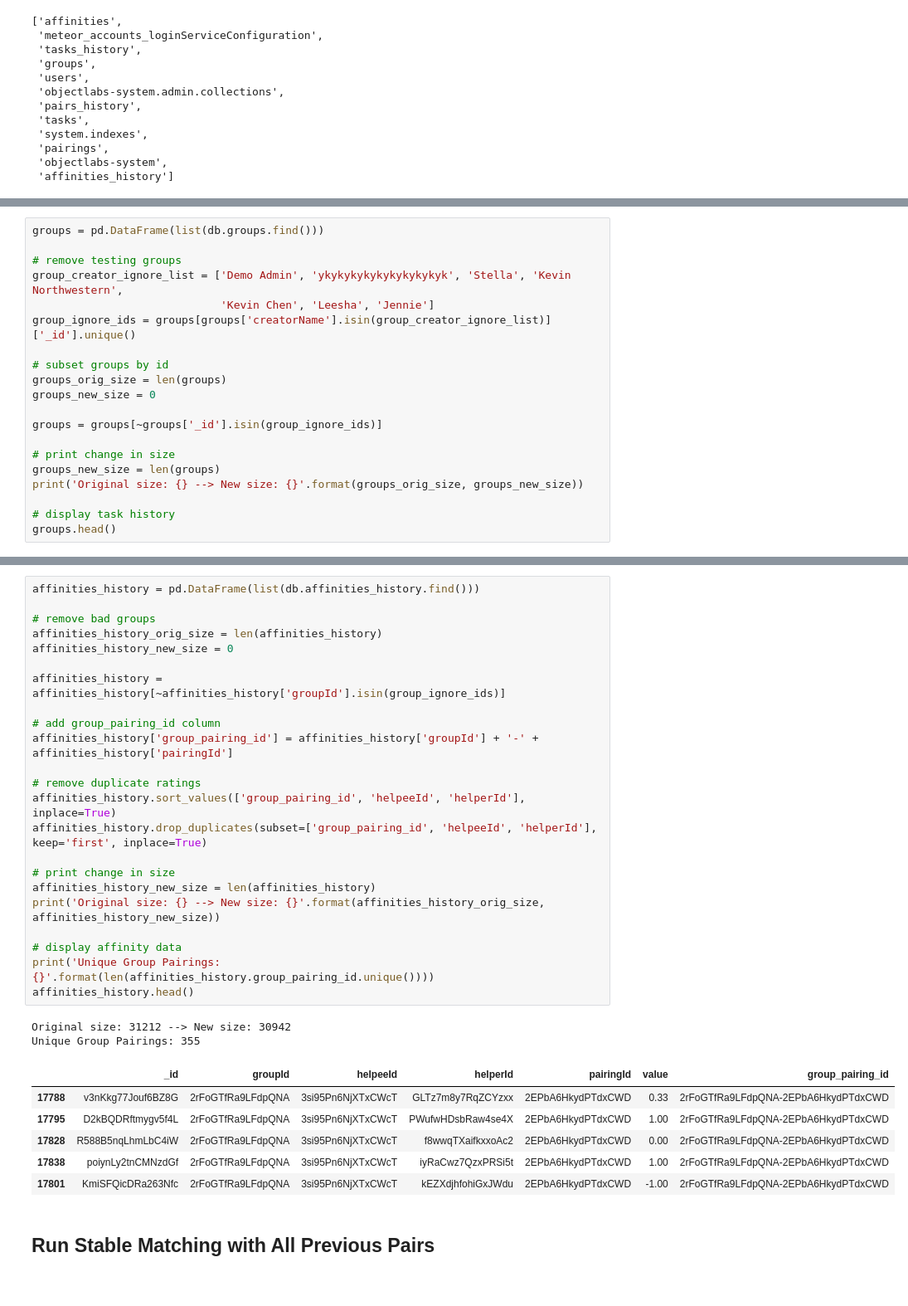
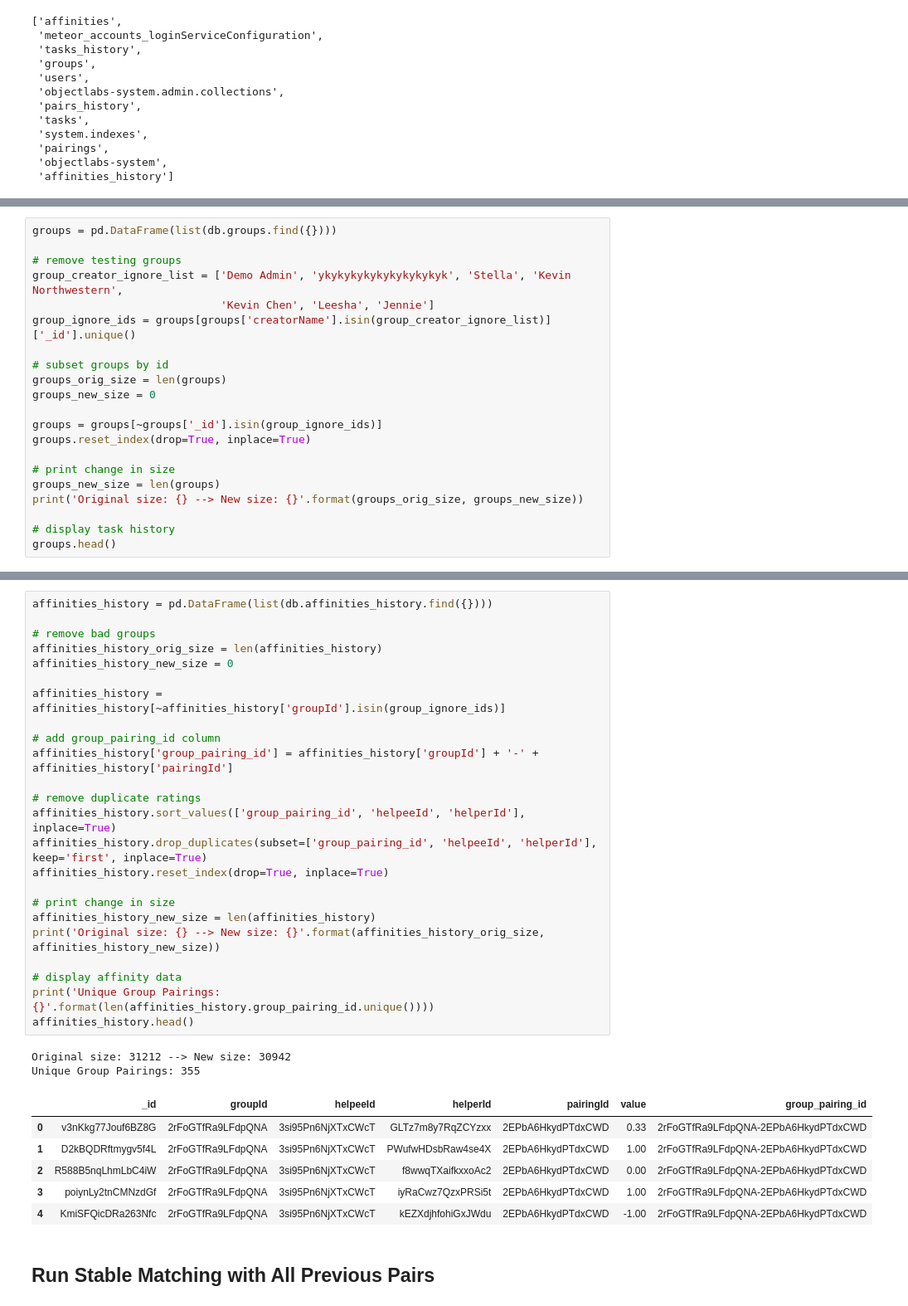
Before and after one commit to melissachen2000/pair-research-matching-alg, a Jupyter notebook: stable-matching/StableRoommatesMatching.ipynb, the cells around one changed output, grey strips where cells are left out. Shown at 83% size. Cells and saved outputs as stored; diff of their text form.

```diff
--- a/stable-matching/StableRoommatesMatching.ipynb
+++ b/stable-matching/StableRoommatesMatching.ipynb
@@ -320,7 +322,7 @@ Number of Users: 876
 | 3 | 8mRni9ixefux6bSz9 | 2016-12-09 01:55:36.706 | [{'address': 'hscho122@kaist.ac.k... | [] | {'fullName': 'hscho122@kaist.ac.kr'} | {'password': {}} |
 | 4 | JXCrPvRJwM5pK4Wk7 | 2017-01-05 07:05:46.455 | [{'address': 'artydeveloperduck@g... | [] | {'fullName': 'Deokseong', 'avatar... | {'password': {'bcrypt': '$2a$10$O... |
 # %%
-groups = pd.DataFrame(list(db.groups.find()))
+groups = pd.DataFrame(list(db.groups.find({})))
 
 # remove testing groups
 group_creator_ignore_list = ['Demo Admin', 'ykykykykykykykykykyk', 'Stella', 'Kevin Northwestern',
@@ -332,6 +334,7 @@ groups_orig_size = len(groups)
 groups_new_size = 0
 
 groups = groups[~groups['_id'].isin(group_ignore_ids)]
+groups.reset_index(drop=True, inplace=True)
 
 # print change in size
 groups_new_size = len(groups)
@@ -467,35 +481,36 @@ Original size: 1915 --> New size: 1907
 # %%
-affinities_history = pd.DataFrame(list(db.affinities_history.find()))
+affinities_history = pd.DataFrame(list(db.affinities_history.find({})))
 
 # remove bad groups
 affinities_history_orig_size = len(affinities_history)
 affinities_history_new_size = 0
 
 affinities_history = affinities_history[~affinities_history['groupId'].isin(group_ignore_ids)]
 
 # add group_pairing_id column
 affinities_history['group_pairing_id'] = affinities_history['groupId'] + '-' + affinities_history['pairingId']
 
 # remove duplicate ratings
 affinities_history.sort_values(['group_pairing_id', 'helpeeId', 'helperId'], inplace=True)
 affinities_history.drop_duplicates(subset=['group_pairing_id', 'helpeeId', 'helperId'], keep='first', inplace=True)
+affinities_history.reset_index(drop=True, inplace=True)
 
 # print change in size
 affinities_history_new_size = len(affinities_history)
 print('Original size: {} --> New size: {}'.format(affinities_history_orig_size, affinities_history_new_size))
 
 # display affinity data
 print('Unique Group Pairings: {}'.format(len(affinities_history.group_pairing_id.unique())))
 affinities_history.head()
 # %% [output]
 Original size: 31212 --> New size: 30942
 Unique Group Pairings: 355
 |  | _id | groupId | helpeeId | helperId | pairingId | value | group_pairing_id |
-| 17788 | v3nKkg77Jouf6BZ8G | 2rFoGTfRa9LFdpQNA | 3si95Pn6NjXTxCWcT | GLTz7m8y7RqZCYzxx | 2EPbA6HkydPTdxCWD | 0.33 | 2rFoGTfRa9LFdpQNA-2EPbA6HkydPTdxCWD |
-| 17795 | D2kBQDRftmygv5f4L | 2rFoGTfRa9LFdpQNA | 3si95Pn6NjXTxCWcT | PWufwHDsbRaw4se4X | 2EPbA6HkydPTdxCWD | 1.00 | 2rFoGTfRa9LFdpQNA-2EPbA6HkydPTdxCWD |
-| 17828 | R588B5nqLhmLbC4iW | 2rFoGTfRa9LFdpQNA | 3si95Pn6NjXTxCWcT | f8wwqTXaifkxxoAc2 | 2EPbA6HkydPTdxCWD | 0.00 | 2rFoGTfRa9LFdpQNA-2EPbA6HkydPTdxCWD |
-| 17838 | poiynLy2tnCMNzdGf | 2rFoGTfRa9LFdpQNA | 3si95Pn6NjXTxCWcT | iyRaCwz7QzxPRSi5t | 2EPbA6HkydPTdxCWD | 1.00 | 2rFoGTfRa9LFdpQNA-2EPbA6HkydPTdxCWD |
-| 17801 | KmiSFQicDRa263Nfc | 2rFoGTfRa9LFdpQNA | 3si95Pn6NjXTxCWcT | kEZXdjhfohiGxJWdu | 2EPbA6HkydPTdxCWD | -1.00 | 2rFoGTfRa9LFdpQNA-2EPbA6HkydPTdxCWD |
+| 0 | v3nKkg77Jouf6BZ8G | 2rFoGTfRa9LFdpQNA | 3si95Pn6NjXTxCWcT | GLTz7m8y7RqZCYzxx | 2EPbA6HkydPTdxCWD | 0.33 | 2rFoGTfRa9LFdpQNA-2EPbA6HkydPTdxCWD |
+| 1 | D2kBQDRftmygv5f4L | 2rFoGTfRa9LFdpQNA | 3si95Pn6NjXTxCWcT | PWufwHDsbRaw4se4X | 2EPbA6HkydPTdxCWD | 1.00 | 2rFoGTfRa9LFdpQNA-2EPbA6HkydPTdxCWD |
+| 2 | R588B5nqLhmLbC4iW | 2rFoGTfRa9LFdpQNA | 3si95Pn6NjXTxCWcT | f8wwqTXaifkxxoAc2 | 2EPbA6HkydPTdxCWD | 0.00 | 2rFoGTfRa9LFdpQNA-2EPbA6HkydPTdxCWD |
+| 3 | poiynLy2tnCMNzdGf | 2rFoGTfRa9LFdpQNA | 3si95Pn6NjXTxCWcT | iyRaCwz7QzxPRSi5t | 2EPbA6HkydPTdxCWD | 1.00 | 2rFoGTfRa9LFdpQNA-2EPbA6HkydPTdxCWD |
+| 4 | KmiSFQicDRa263Nfc | 2rFoGTfRa9LFdpQNA | 3si95Pn6NjXTxCWcT | kEZXdjhfohiGxJWdu | 2EPbA6HkydPTdxCWD | -1.00 | 2rFoGTfRa9LFdpQNA-2EPbA6HkydPTdxCWD |
 # %% [markdown]
 ## Run Stable Matching with All Previous Pairs
 # %%
```
Also changed, not shown: parts of 21 cells of this notebook.
